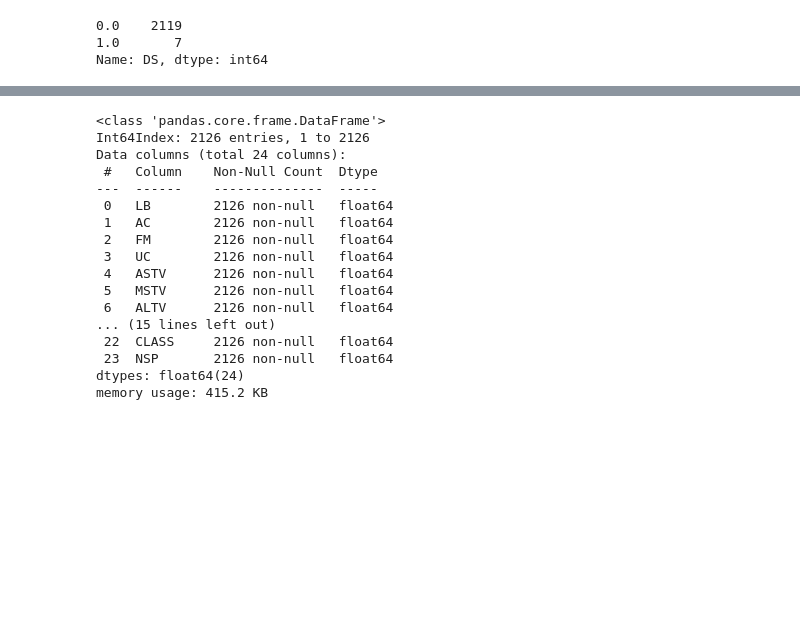
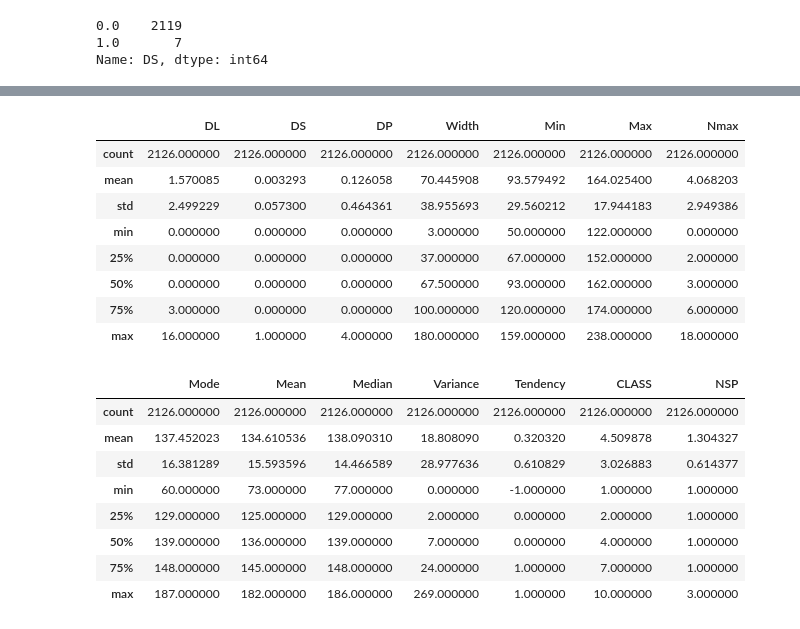
Before and after one commit to mikebobal/springboard, a Jupyter notebook: Capstone Project 2/Capstone 2 data wrangling.ipynb, the cells around one changed output, grey strips where cells are left out. Cells and saved outputs as stored; diff of their text form; code cells hidden in the pictures; blank space fills up the shorter version.

```diff
--- a/Capstone Project 2/Capstone 2 data wrangling.ipynb
+++ b/Capstone Project 2/Capstone 2 data wrangling.ipynb
@@ -223,24 +236,29 @@ missing.sort_values(by="count" ,ascending=False)
+# %%
+# final check of the data we wrangled and cleaned before advancing to next steps (2/3)
+ctg.iloc[:,8:15].describe()
+# %% [output]
+|  | DL | DS | DP | Width | Min | Max | Nmax |
+| count | 2126.000000 | 2126.000000 | 2126.000000 | 2126.000000 | 2126.000000 | 2126.000000 | 2126.000000 |
+| mean | 1.570085 | 0.003293 | 0.126058 | 70.445908 | 93.579492 | 164.025400 | 4.068203 |
+| std | 2.499229 | 0.057300 | 0.464361 | 38.955693 | 29.560212 | 17.944183 | 2.949386 |
+| min | 0.000000 | 0.000000 | 0.000000 | 3.000000 | 50.000000 | 122.000000 | 0.000000 |
+| 25% | 0.000000 | 0.000000 | 0.000000 | 37.000000 | 67.000000 | 152.000000 | 2.000000 |
+| 50% | 0.000000 | 0.000000 | 0.000000 | 67.500000 | 93.000000 | 162.000000 | 3.000000 |
+| 75% | 3.000000 | 0.000000 | 0.000000 | 100.000000 | 120.000000 | 174.000000 | 6.000000 |
+| max | 16.000000 | 1.000000 | 4.000000 | 180.000000 | 159.000000 | 238.000000 | 18.000000 |
 # %%
-# final check of the data we wrangled and cleaned before advancing to next steps
-ctg.info()
+# final check of the data we wrangled and cleaned before advancing to next steps (3/3)
+ctg.iloc[:,16:].describe()
 # %% [output]
-<class 'pandas.core.frame.DataFrame'>
-Int64Index: 2126 entries, 1 to 2126
-Data columns (total 24 columns):
- #   Column    Non-Null Count  Dtype
----  ------    --------------  -----
- 0   LB        2126 non-null   float64
- 1   AC        2126 non-null   float64
- 2   FM        2126 non-null   float64
- 3   UC        2126 non-null   float64
- 4   ASTV      2126 non-null   float64
- 5   MSTV      2126 non-null   float64
- 6   ALTV      2126 non-null   float64
-... (15 lines left out)
- 22  CLASS     2126 non-null   float64
- 23  NSP       2126 non-null   float64
-dtypes: float64(24)
-memory usage: 415.2 KB
+|  | Mode | Mean | Median | Variance | Tendency | CLASS | NSP |
+| count | 2126.000000 | 2126.000000 | 2126.000000 | 2126.000000 | 2126.000000 | 2126.000000 | 2126.000000 |
+| mean | 137.452023 | 134.610536 | 138.090310 | 18.808090 | 0.320320 | 4.509878 | 1.304327 |
+| std | 16.381289 | 15.593596 | 14.466589 | 28.977636 | 0.610829 | 3.026883 | 0.614377 |
+| min | 60.000000 | 73.000000 | 77.000000 | 0.000000 | -1.000000 | 1.000000 | 1.000000 |
+| 25% | 129.000000 | 125.000000 | 129.000000 | 2.000000 | 0.000000 | 2.000000 | 1.000000 |
+| 50% | 139.000000 | 136.000000 | 139.000000 | 7.000000 | 0.000000 | 4.000000 | 1.000000 |
+| 75% | 148.000000 | 145.000000 | 148.000000 | 24.000000 | 1.000000 | 7.000000 | 1.000000 |
+| max | 187.000000 | 182.000000 | 186.000000 | 269.000000 | 1.000000 | 10.000000 | 3.000000 |
 # %%
 # the next step (in a different notebook)
 # will be exploratory data analysis.
```
Also changed, not shown: parts of 4 cells of this notebook.
